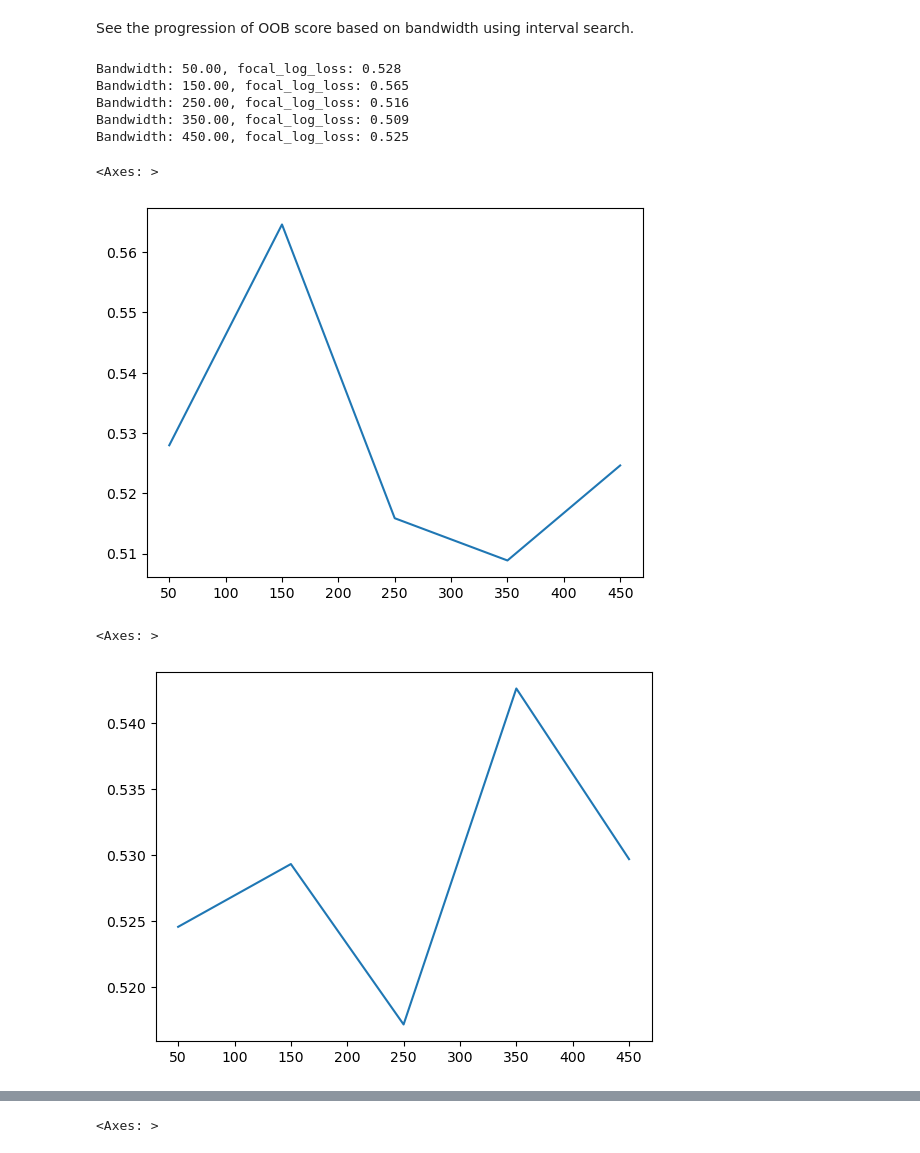
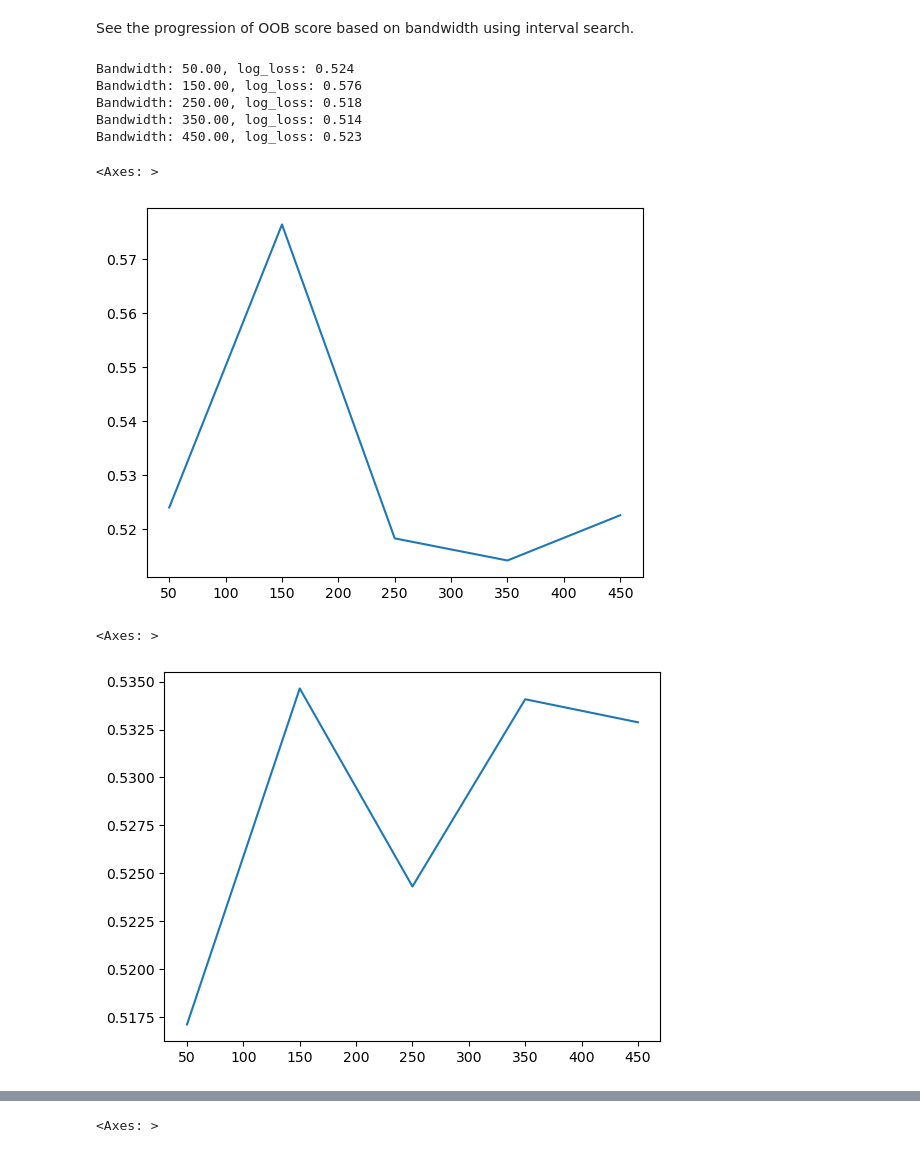
Before and after one commit to pysal/gwlearn, a Jupyter notebook: docs/source/elections.ipynb, the cells around one changed output, grey strips where cells are left out. Saved outputs shown, nothing was run; the diff lists cells and outputs as text; code cells hidden in the pictures.

```diff
--- a/docs/source/elections.ipynb
+++ b/docs/source/elections.ipynb
@@ -36,30 +36,30 @@ See the progression of OOB score based on bandwidth using interval search.
 # %%
 search_rf = BandwidthSearch(
     GWRandomForestClassifier,
     fixed=False,
     geometry=sample.centroid,
     search_method="interval",
     min_bandwidth=50,
     max_bandwidth=450,
     interval=100,
-    criterion='focal_log_loss',
+    criterion='log_loss',
     leave_out=0.2,
     verbose=True,
     # max_iter=1000,
-    metrics=['focal_log_loss', 'pooled_oob_score', 'oos_log_loss', 'focal_score', 'prediction_rate']
+    metrics=['log_loss', 'oos_log_loss', 'prediction_rate']
 )
 search_rf = search_rf.fit(X, y > 50)
 search_rf.scores_.plot()
 # %% [output]
-Bandwidth: 50.00, focal_log_loss: 0.528
-Bandwidth: 150.00, focal_log_loss: 0.565
-Bandwidth: 250.00, focal_log_loss: 0.516
-Bandwidth: 350.00, focal_log_loss: 0.509
-Bandwidth: 450.00, focal_log_loss: 0.525
+Bandwidth: 50.00, log_loss: 0.524
+Bandwidth: 150.00, log_loss: 0.576
+Bandwidth: 250.00, log_loss: 0.518
+Bandwidth: 350.00, log_loss: 0.514
+Bandwidth: 450.00, log_loss: 0.523
 <Axes: >
-[figure, old version]
+[figure, new version]
 # %%
 search_rf.metrics_.oos_log_loss.plot()
 # %% [output]
 <Axes: >
-[figure, old version]
+[figure, new version]
```
Also changed, not shown: parts of 1 cell of this notebook, 2 other files.
